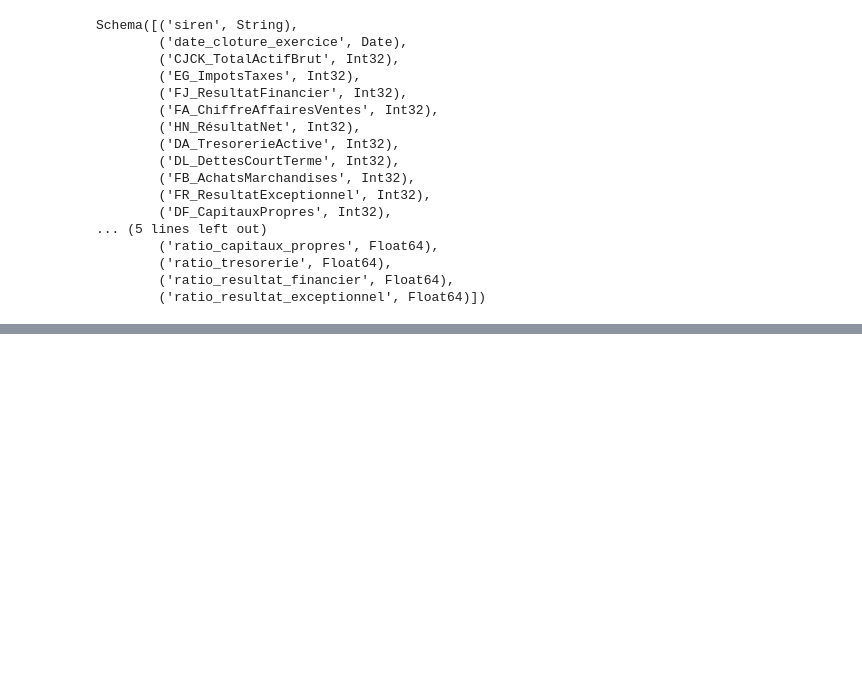
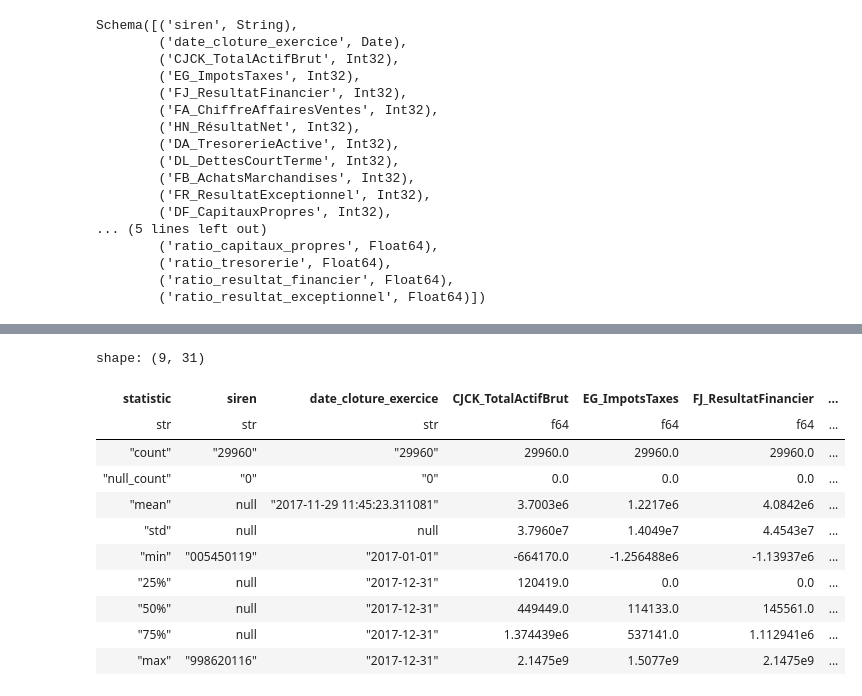
Before and after one commit to ugozchi/AS_Supervised_Learning, a Jupyter notebook: Notebooks/00_Sandbox.ipynb, the cells around one changed output, grey strips where cells are left out. Cells and saved outputs as stored; diff of their text form; code cells hidden in the pictures; blank space fills up the shorter version.

```diff
--- a/Notebooks/00_Sandbox.ipynb
+++ b/Notebooks/00_Sandbox.ipynb
@@ -699,0 +750,15 @@ Schema([('siren', String),
+# %%
+df_ml.describe()
+# %% [output]
+shape: (9, 31)
+| statistic | siren | date_cloture_exercice | CJCK_TotalActifBrut | EG_ImpotsTaxes | FJ_ResultatFinancier | ... |
+| str | str | str | f64 | f64 | f64 | ... |
+| "count" | "29960" | "29960" | 29960.0 | 29960.0 | 29960.0 | ... |
+| "null_count" | "0" | "0" | 0.0 | 0.0 | 0.0 | ... |
+| "mean" | null | "2017-11-29 11:45:23.311081" | 3.7003e6 | 1.2217e6 | 4.0842e6 | ... |
+| "std" | null | null | 3.7960e7 | 1.4049e7 | 4.4543e7 | ... |
+| "min" | "005450119" | "2017-01-01" | -664170.0 | -1.256488e6 | -1.13937e6 | ... |
+| "25%" | null | "2017-12-31" | 120419.0 | 0.0 | 0.0 | ... |
+| "50%" | null | "2017-12-31" | 449449.0 | 114133.0 | 145561.0 | ... |
+| "75%" | null | "2017-12-31" | 1.374439e6 | 537141.0 | 1.112941e6 | ... |
+| "max" | "998620116" | "2017-12-31" | 2.1475e9 | 1.5077e9 | 2.1475e9 | ... |
```
Also changed, not shown: parts of 6 cells of this notebook, 13 other files.
